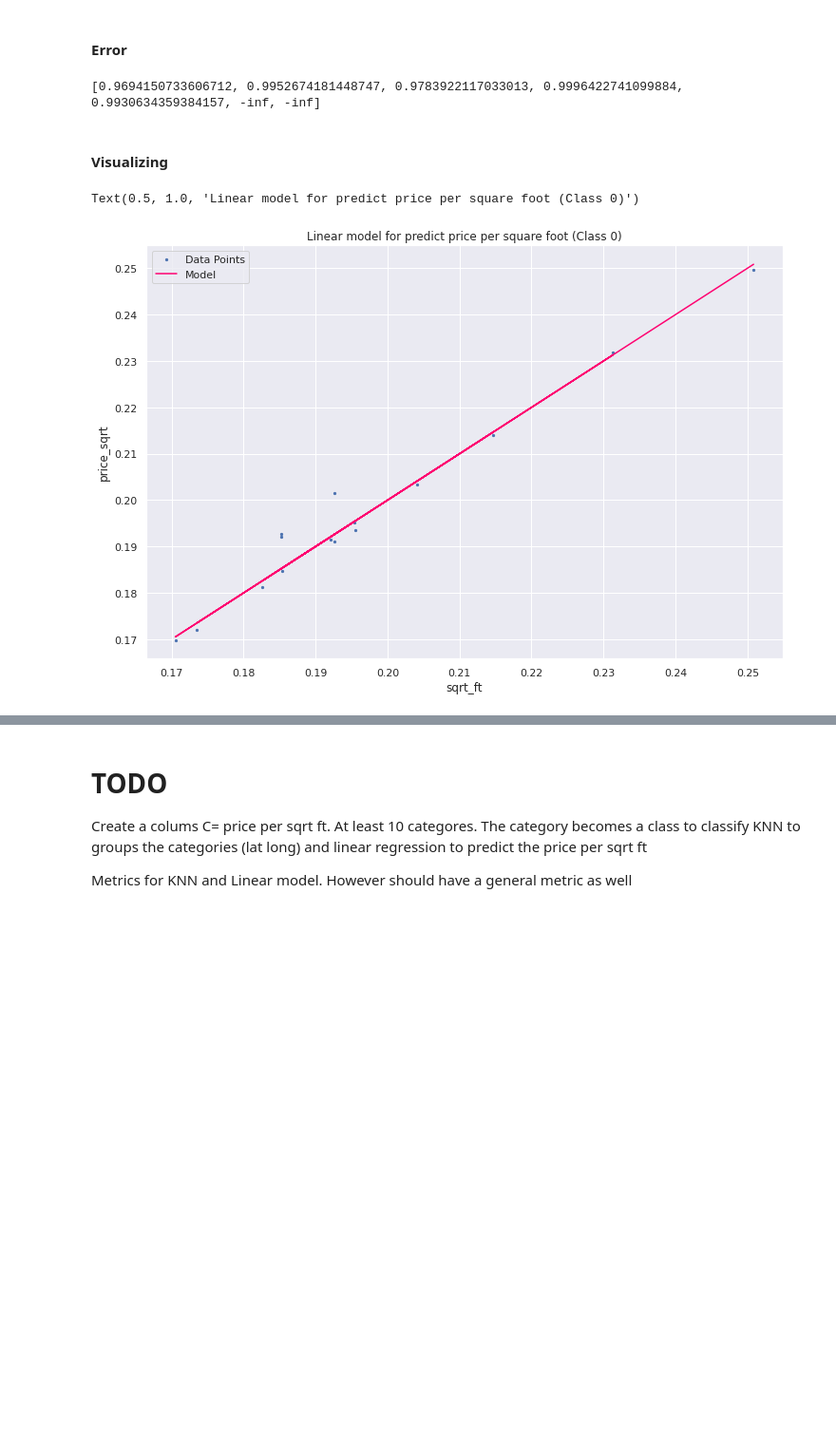
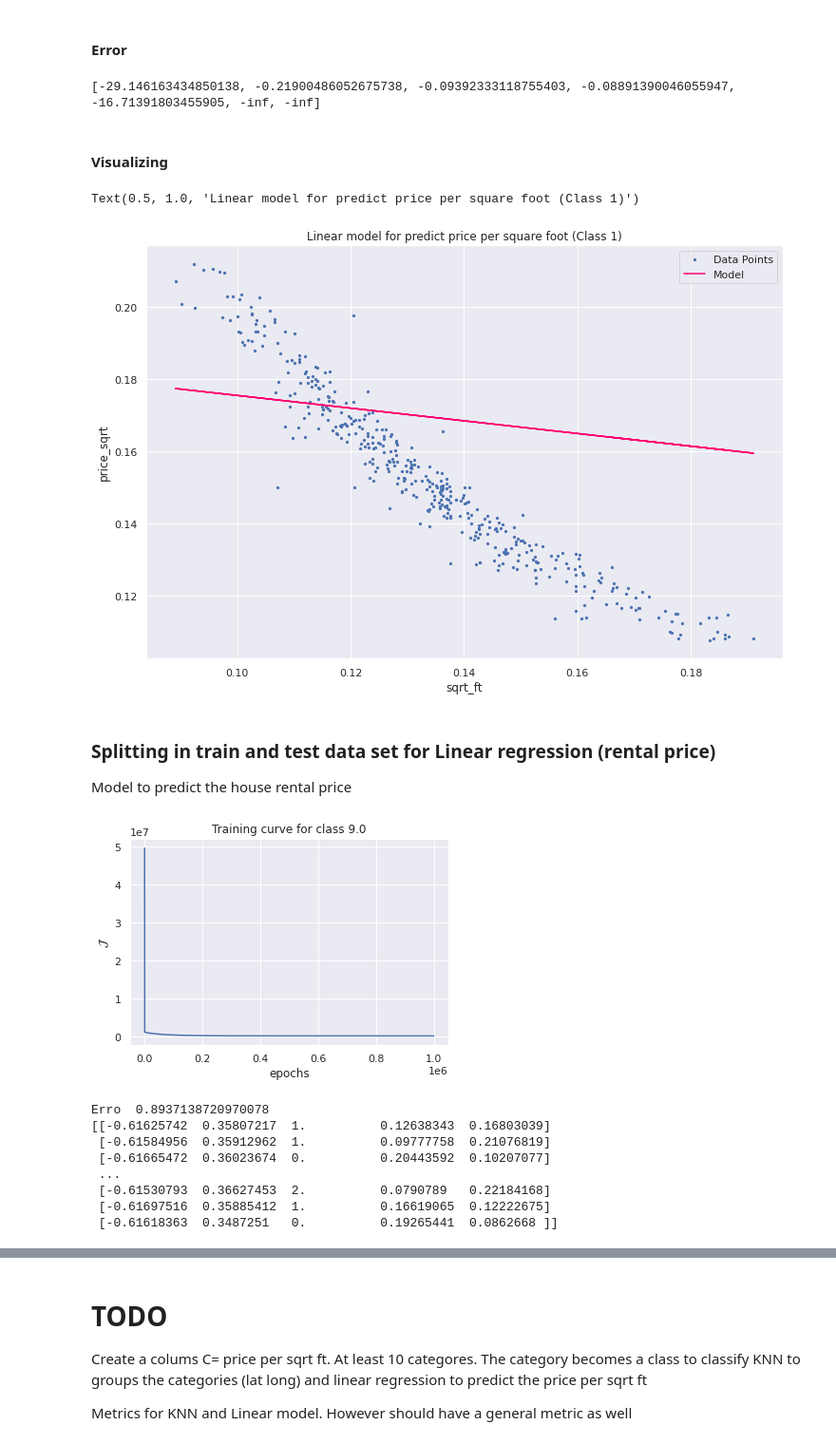
Before and after one commit to Leonild/DS_mAIstros, a Jupyter notebook: KNN_Linear_regression.ipynb, the cells around one changed output, grey strips where cells are left out. Shown at 95% size. Cells and saved outputs as stored; diff of their text form; code cells hidden in the pictures; blank space fills up the shorter version.

```diff
--- a/KNN_Linear_regression.ipynb
+++ b/KNN_Linear_regression.ipynb
@@ -388,26 +493,73 @@ Y_HAT = dict([(k, models[k].predict(X_TEST[k])) for k in models])
 # %% [markdown]
 #### Error
 # %%
-
-R2_result = [R2(Y_TEST[k],Y_HAT[k]) for k in models]
+R2_result = [R2(Y_TEST[k],Y_HAT[k]) for k in Y_HAT]
 #OLS(y_test,y_hat, len(y_hat))
 
 #print(Y_HAT)
 print(R2_result)
 # %% [output]
-[0.9694150733606712, 0.9952674181448747, 0.9783922117033013, 0.9996422741099884, 0.9930634359384157, -inf, -inf]
+[-29.146163434850138, -0.21900486052675738, -0.09392333118755403, -0.08891390046055947, -16.71391803455905, -inf, -inf]
 # %% [markdown]
 #### Visualizing
 # %%
 plt.figure(figsize=(12,8))
-plt.scatter(X_TEST[0.0][:,3], Y_TEST[0.0], s=5, label='Data Points')
-plt.plot(X_TEST[0.0][:,3], Y_HAT[0.0], color="#FF0070", label='Model')
+plt.scatter(X_TEST[1.0][:,3], Y_TEST[1.0], s=5, label='Data Points')
+plt.plot(X_TEST[1.0][:,3], Y_HAT[1.0], color="#FF0070", label='Model')
 plt.legend()
 plt.xlabel("sqrt_ft")
 plt.ylabel("price_sqrt")
-plt.title("Linear model for predict price per square foot (Class 0)")
+plt.title("Linear model for predict price per square foot (Class 1)")
 #plt.plot(X_test, y_hat2, color="#00FF00")
 #plt.plot(X_test, y_hat3, color="#0000FF")
 # %% [output]
-Text(0.5, 1.0, 'Linear model for predict price per square foot (Class 0)')
+Text(0.5, 1.0, 'Linear model for predict price per square foot (Class 1)')
-[figure, old version]
+[figure, new version]
+# %% [markdown]
+### Splitting in train and test data set for Linear regression (rental price)
+
+Model to predict the house rental price
+# %%
+X_data_lr_rental = data.filter(items=['longitude', 'latitude', 'class', 'sqrt_ft', 'price_sqft', 'rental_price'])
+X_data_lr_2 = X_data_lr_rental
+
+# Standarization
+X_data_lr_2['price_sqft'] = X_data_lr_2['price_sqft'] / max(X_data_lr_2['price_sqft'])
+X_data_lr_2['sqrt_ft'] = X_data_lr_2['sqrt_ft'] / max(X_data_lr_2['sqrt_ft'])
+X_data_lr_2['latitude'] = X_data_lr_2['latitude'] / 90.0
+X_data_lr_2['longitude'] = X_data_lr_2['longitude'] / 180.0
+
+X_train = X_data_lr_2.to_numpy()
+X_test = X_train[int(len(X_train)*0.9):,:]
+X_train = X_train[:int(len(X_train)*0.9),:]
+
+
+y_train = np.array(list(map(lambda x: x, X_train[:, 5]))) # getting the price as price_sqft
+
+y_test = np.array(list(map(lambda x: x, X_test[:, 5]))) # getting the price as price_sqft
+
+
+X_train = X_train[:,:5] # getting all the data but last column
+
+X_test = X_test[:,:5] # getting all the data but last column
+
+if len(X_train) > 1:
+  mv_linear = MVLinearRegression()
+  #mv_linear = KNNRegressor()
+  mv_linear.fit(X_train, y_train, classs, eta=0.01, epochs=1000000, show_curve=True)
+  #mv_linear.fit(X_train, y_train)
+  models[classs] = mv_linear
+  y_hat = mv_linear.predict(X_test)
+  print("Erro ", R2(y_test,y_hat))
+
+print(X_test)
+# %% [output]
+[figure, added]
+Erro  0.8937138720970078
+[[-0.61625742  0.35807217  1.          0.12638343  0.16803039]
+ [-0.61584956  0.35912962  1.          0.09777758  0.21076819]
+ [-0.61665472  0.36023674  0.          0.20443592  0.10207077]
+ ...
+ [-0.61530793  0.36627453  2.          0.0790789   0.22184168]
+ [-0.61697516  0.35885412  1.          0.16619065  0.12222675]
+ [-0.61618363  0.3487251   0.          0.19265441  0.0862668 ]]
```
Also changed, not shown: parts of 19 cells of this notebook.
